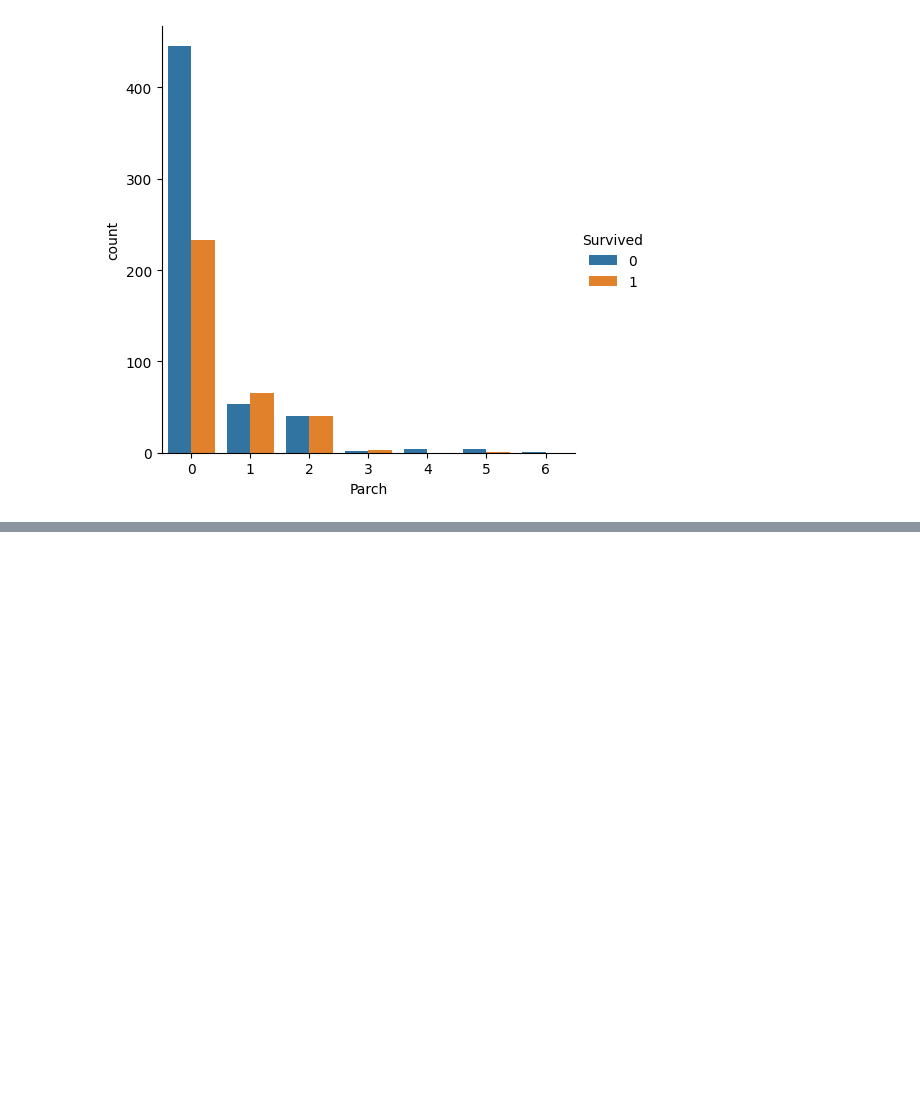
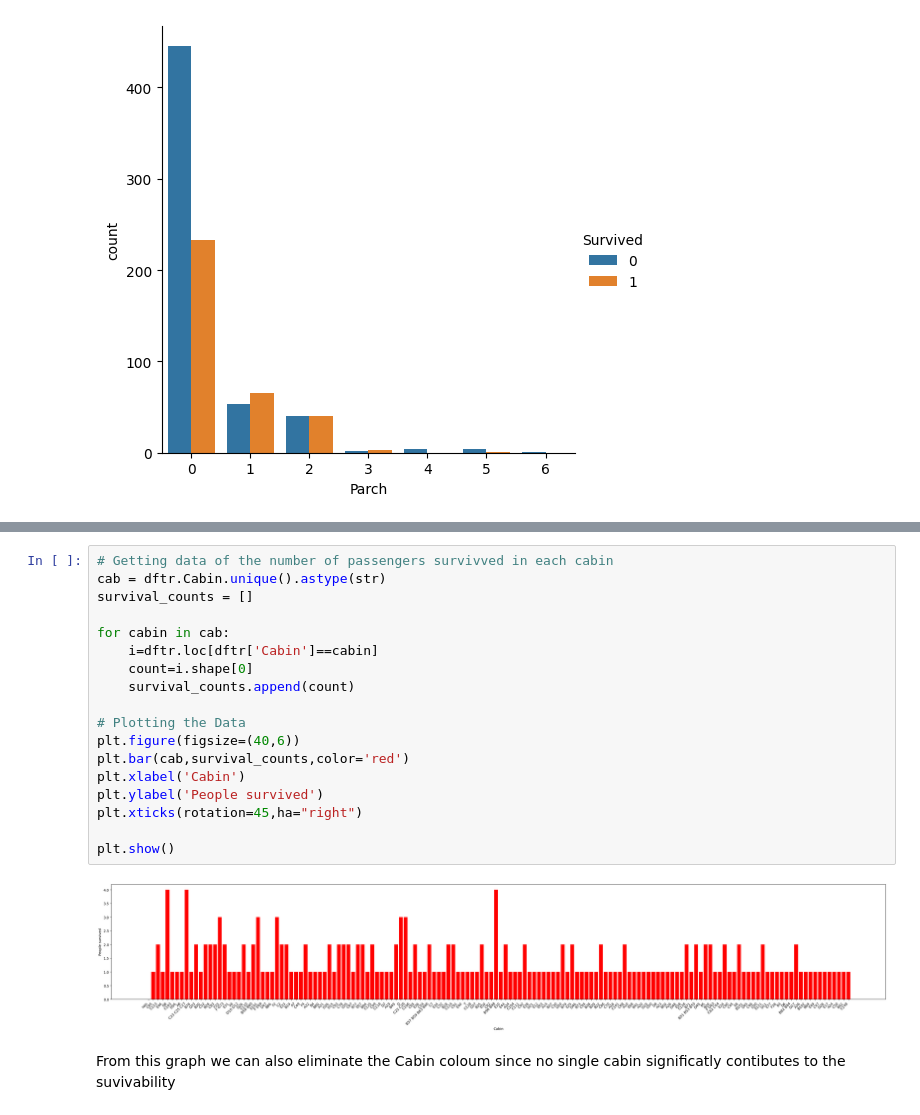
Before and after one commit to y-sood/kaggle, a Jupyter notebook: main.ipynb, the cells around one changed output, grey strips where cells are left out. Saved outputs shown, nothing was run; the diff lists cells and outputs as text; blank space fills up the shorter version.

```diff
--- a/main.ipynb
+++ b/main.ipynb
@@ -66,0 +65,22 @@ dftrm.head()
+# %%
+# Getting data of the number of passengers survivved in each cabin
+cab = dftr.Cabin.unique().astype(str)
+survival_counts = []
+
+for cabin in cab:
+    i=dftr.loc[dftr['Cabin']==cabin]
+    count=i.shape[0]
+    survival_counts.append(count)
+
+# Plotting the Data
+plt.figure(figsize=(40,6))
+plt.bar(cab,survival_counts,color='red')
+plt.xlabel('Cabin')
+plt.ylabel('People survived')
+plt.xticks(rotation=45,ha="right")
+
+plt.show()
+# %% [output]
+[figure, added]
+# %% [markdown]
+From this graph we can also eliminate the Cabin coloum since no single cabin significatly contibutes to the suvivability
```
Also changed, not shown: parts of 3 cells of this notebook, 2 other files.
